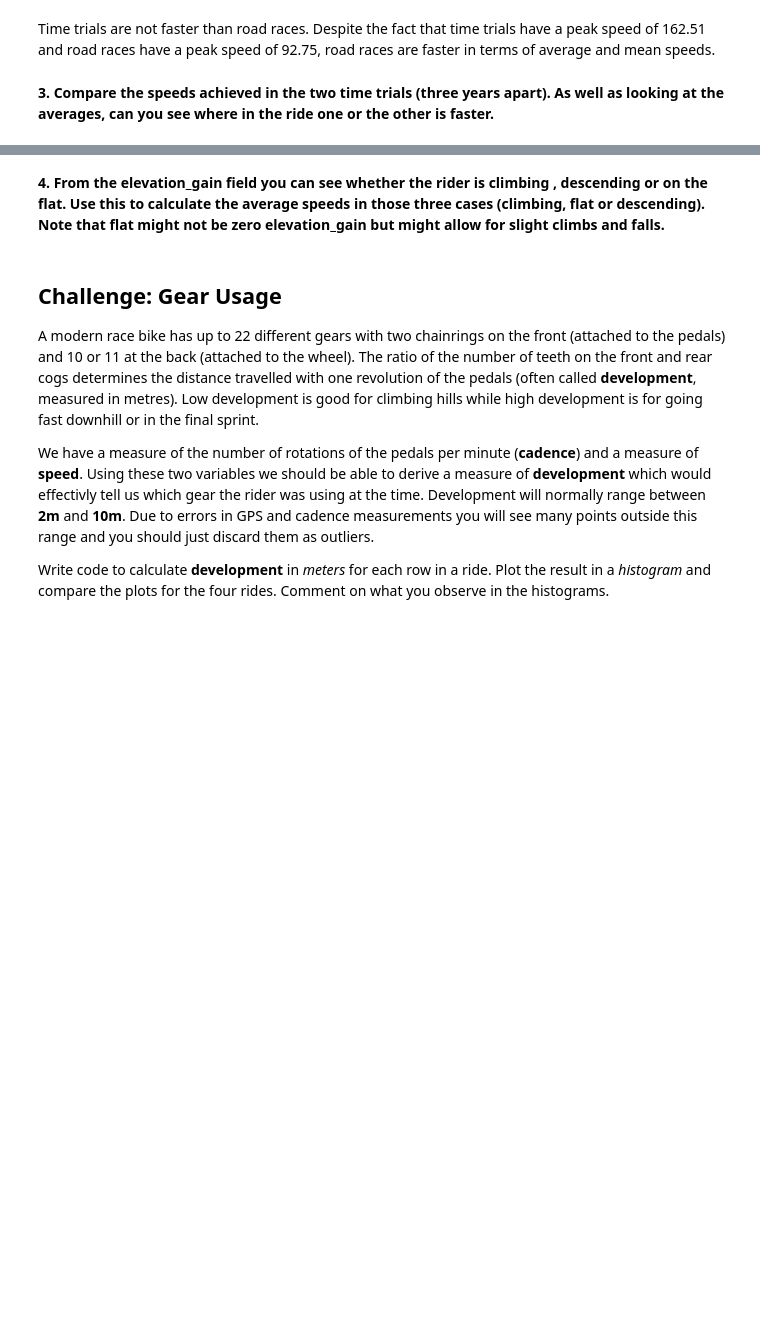
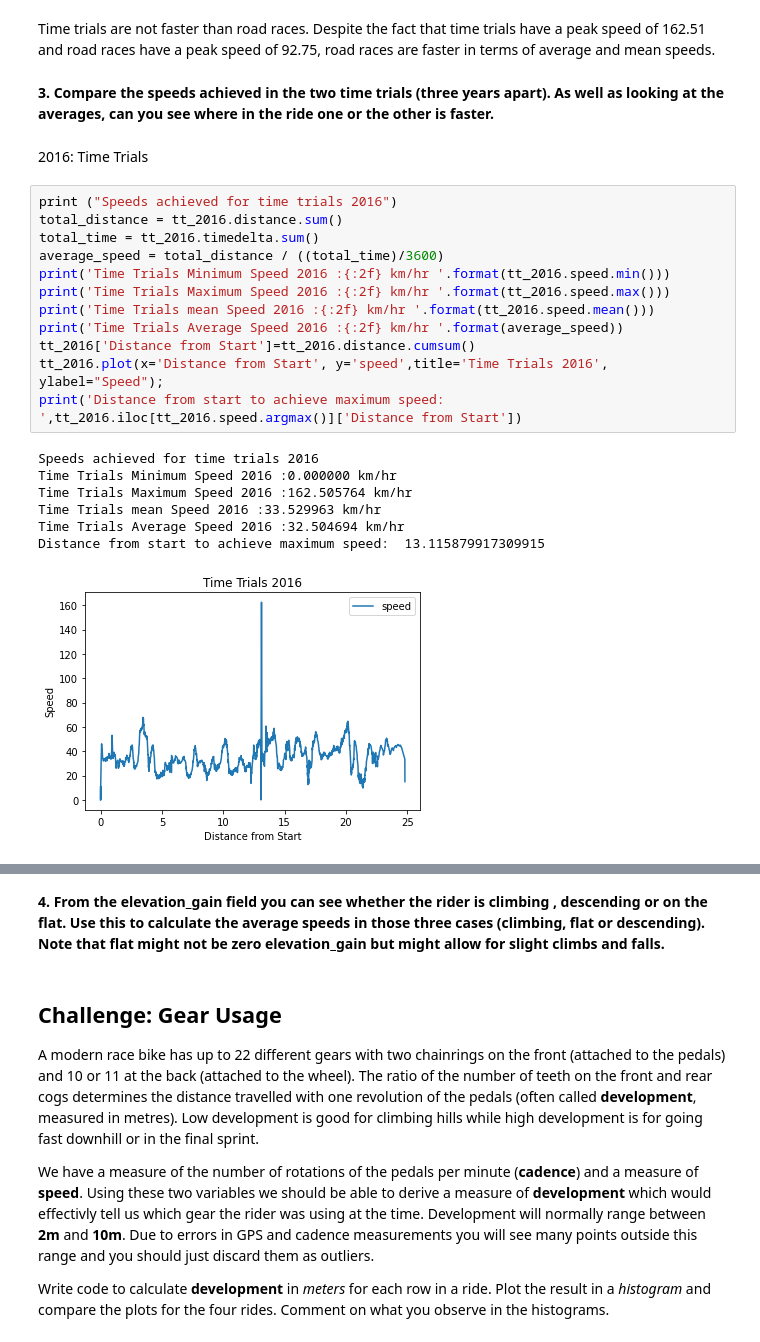
Before and after one commit to MQCOMP2200-S2-2021/data-science-portfolio-avagardiner, a Jupyter notebook: Portfolio 1.ipynb, the cells around one changed output, grey strips where cells are left out. Cells and saved outputs as stored; diff of their text form; blank space fills up the shorter version.

```diff
--- a/Portfolio 1.ipynb
+++ b/Portfolio 1.ipynb
@@ -227,3 +227,25 @@ mean speed of time trials    : 33.23
 Time trials are not faster than road races. Despite the fact that time trials have a peak speed of 162.51 and road races have a peak speed of 92.75, road races are faster in terms of average and mean speeds.
 # %% [markdown]
 **3. Compare the speeds achieved in the two time trials (three years apart). As well as looking at the averages, can you see where in the ride one or the other is faster.**
+# %% [markdown]
+2016: Time Trials
+# %%
+print ("Speeds achieved for time trials 2016")
+total_distance = tt_2016.distance.sum()
+total_time = tt_2016.timedelta.sum()
+average_speed = total_distance / ((total_time)/3600)
+print('Time Trials Minimum Speed 2016 :{:2f} km/hr '.format(tt_2016.speed.min()))
+print('Time Trials Maximum Speed 2016 :{:2f} km/hr '.format(tt_2016.speed.max()))
+print('Time Trials mean Speed 2016 :{:2f} km/hr '.format(tt_2016.speed.mean()))
+print('Time Trials Average Speed 2016 :{:2f} km/hr '.format(average_speed))
+tt_2016['Distance from Start']=tt_2016.distance.cumsum()
+tt_2016.plot(x='Distance from Start', y='speed',title='Time Trials 2016', ylabel="Speed");
+print('Distance from start to achieve maximum speed: ',tt_2016.iloc[tt_2016.speed.argmax()]['Distance from Start'])
+# %% [output]
+Speeds achieved for time trials 2016
+Time Trials Minimum Speed 2016 :0.000000 km/hr
+Time Trials Maximum Speed 2016 :162.505764 km/hr
+Time Trials mean Speed 2016 :33.529963 km/hr
+Time Trials Average Speed 2016 :32.504694 km/hr
+Distance from start to achieve maximum speed:  13.115879917309915
+[figure, added]
```
Also changed, not shown: parts of 3 cells of this notebook.
